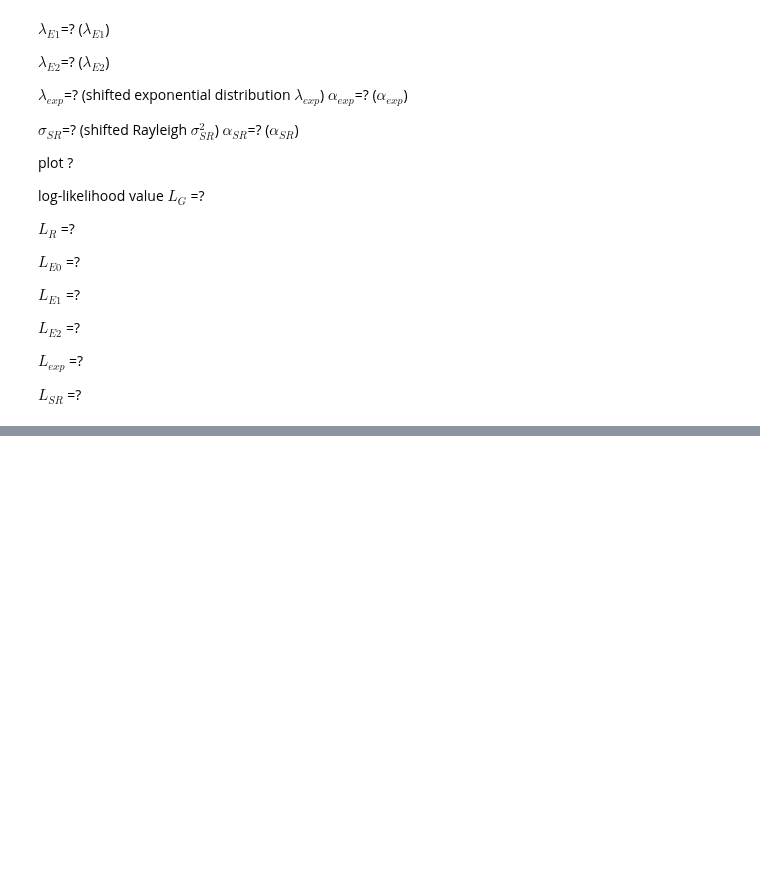
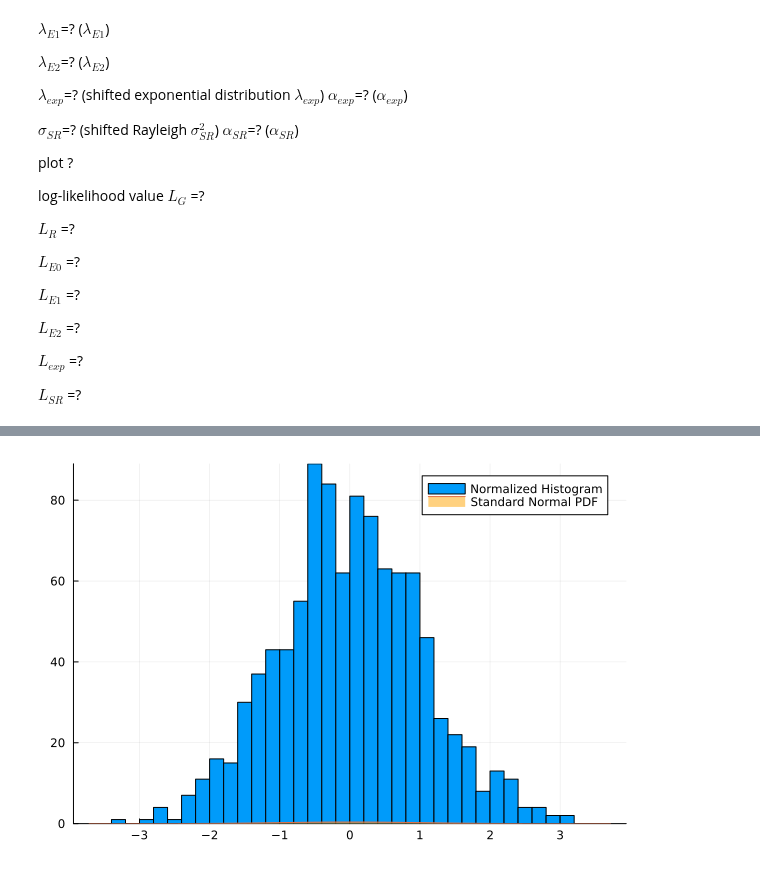
Before and after one commit to setrar/SSP, a Jupyter notebook: Homeworks/hw1/REPORT_data.ipynb, the cells around one changed output, grey strips where cells are left out. Drawn from its saved outputs; the diff is of its cells as text; code cells hidden in the pictures; blank space fills up the shorter version.

```diff
--- a/Homeworks/hw1/REPORT_data.ipynb
+++ b/Homeworks/hw1/REPORT_data.ipynb
@@ -280,0 +329,12 @@ $L_{SR}$ =?
+# %%
+# Sample data: Replace `data` with your dataset
+data = randn(1000)  # Example: 1000 random numbers from a standard normal distribution
+
+# Create a normalized histogram
+histogram(data, normalization=:probability, bins=30, label="Normalized Histogram")
+
+# To compare with a PDF, overlay the PDF on the same plot
+# For example, overlaying a standard normal PDF
+plot!(Normal(0, 1), fill=(0, .5,:orange), label="Standard Normal PDF")
+# %% [output]
+[figure, added]
```
Also changed, not shown: parts of 12 cells of this notebook.
